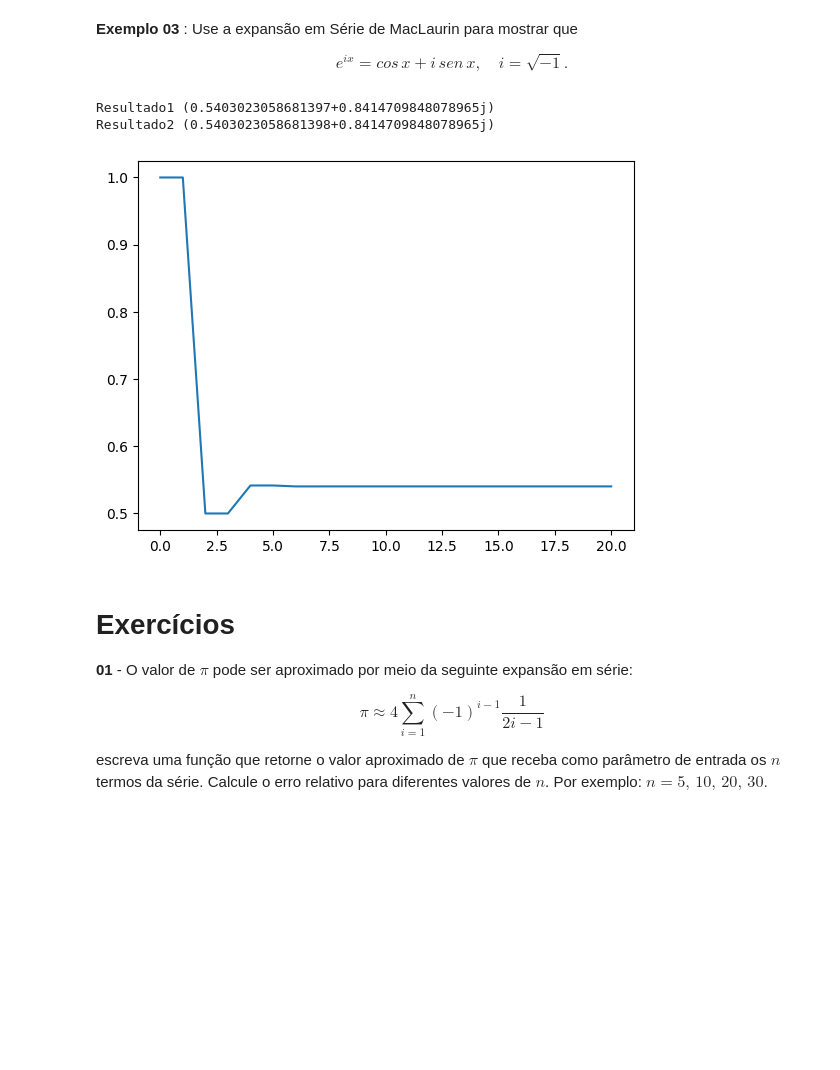
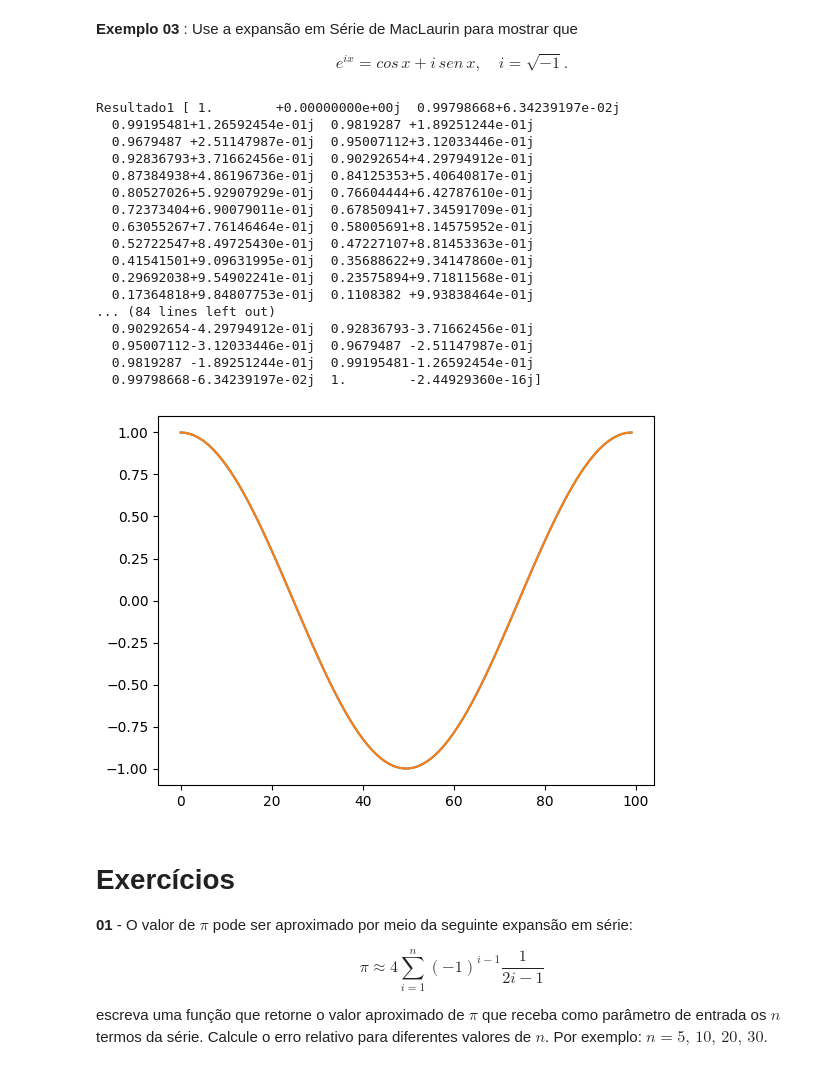
Before and after one commit to PedroNeto05/lab-CN, a Jupyter notebook: Lab_01.ipynb, the cells around one changed output. Cells and saved outputs as stored; diff of their text form; code cells hidden in the pictures; blank space fills up the shorter version.

```diff
--- a/Lab_01.ipynb
+++ b/Lab_01.ipynb
@@ -73,16 +75,37 @@ Resultado [ 0.00000000e+00  6.34239197e-02  1.26592454e-01  1.89251244e-01
 e^{ix} = cos\,x + i\,sen\,x,\,\,\,\,\,\,i = \sqrt{-1}.
 \end{equation}
 # %%
-result = mac(1j, 20)
-result2 = np.cos(1) + 1j*np.sin(1)
-print(f"Resultado1 {result[-1]}")
+
+x= np.linspace(0,2*np.pi,100)
+
+result = mac(x, 20)
+result = result**1j
+result2 = np.cos(x) + 1j*np.sin(x)
+print(f"Resultado1 {result}")
 print(f"Resultado2 {result2}")
 plt.plot(result)
+plt.plot(result2)
+
 plt.show()
 # %% [output]
-Resultado1 (0.5403023058681397+0.8414709848078965j)
-Resultado2 (0.5403023058681398+0.8414709848078965j)
+Resultado1 [ 1.        +0.00000000e+00j  0.99798668+6.34239197e-02j
+  0.99195481+1.26592454e-01j  0.9819287 +1.89251244e-01j
+  0.9679487 +2.51147987e-01j  0.95007112+3.12033446e-01j
+  0.92836793+3.71662456e-01j  0.90292654+4.29794912e-01j
+  0.87384938+4.86196736e-01j  0.84125353+5.40640817e-01j
+  0.80527026+5.92907929e-01j  0.76604444+6.42787610e-01j
+  0.72373404+6.90079011e-01j  0.67850941+7.34591709e-01j
+  0.63055267+7.76146464e-01j  0.58005691+8.14575952e-01j
+  0.52722547+8.49725430e-01j  0.47227107+8.81453363e-01j
+  0.41541501+9.09631995e-01j  0.35688622+9.34147860e-01j
+  0.29692038+9.54902241e-01j  0.23575894+9.71811568e-01j
+  0.17364818+9.84807753e-01j  0.1108382 +9.93838464e-01j
+... (84 lines left out)
+  0.90292654-4.29794912e-01j  0.92836793-3.71662456e-01j
+  0.95007112-3.12033446e-01j  0.9679487 -2.51147987e-01j
+  0.9819287 -1.89251244e-01j  0.99195481-1.26592454e-01j
+  0.99798668-6.34239197e-02j  1.        -2.44929360e-16j]
-[figure, old version]
+[figure, new version]
 # %% [markdown]
 # **Exercícios**
 
```
Also changed, not shown: parts of 6 cells of this notebook.
